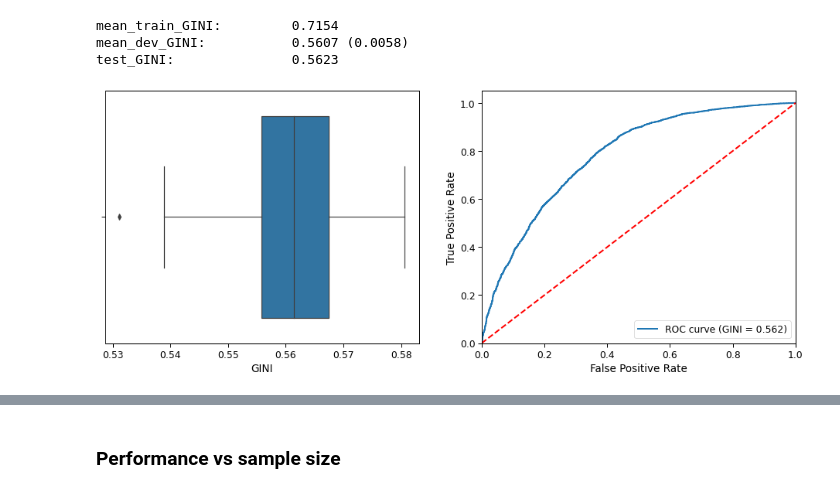
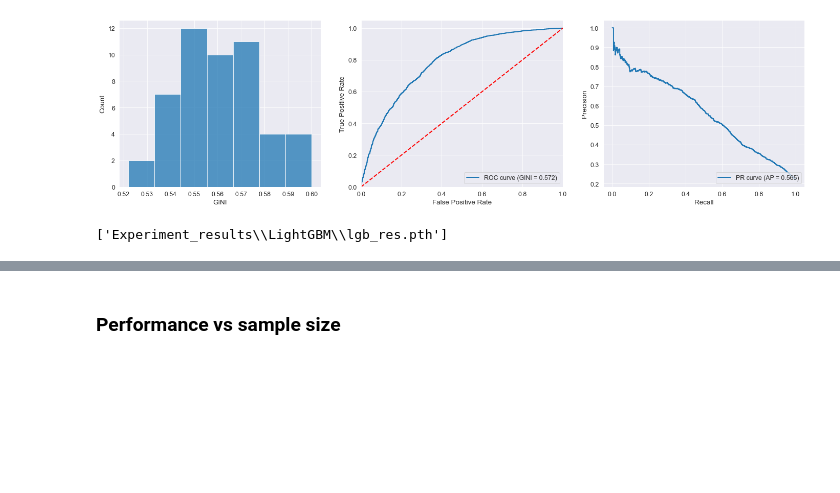
Before and after one commit to m-konopka/ml-scoring, a Jupyter notebook: 04 LightGBM.ipynb, the cells around one changed output, grey strips where cells are left out. Drawn from its saved outputs; the diff is of its cells as text; code cells hidden in the pictures; blank space fills up the shorter version.

Commit message:
Add final version of performed experiments

```diff
--- a/04 LightGBM.ipynb
+++ b/04 LightGBM.ipynb
@@ -49,5 +171,0 @@ SEED = 42
-# %%
-X_train = pd.read_csv(os.path.join("Data", "data_preprocessed", "taiwan_data", "X_train.csv"))
-X_test = pd.read_csv(os.path.join("Data", "data_preprocessed", "taiwan_data", "X_test.csv"))
-y_train = pd.read_csv(os.path.join("Data", "data_preprocessed", "taiwan_data_binned", "y_train.csv"))
-y_test = pd.read_csv(os.path.join("Data", "data_preprocessed", "taiwan_data_binned", "y_test.csv"))
@@ -69,0 +172,15 @@ tuner.run()
+# %%
+%%time
+start = time.time()
+
+# Hyperparameters optimization
+study = optuna.create_study(directions=["maximize"])
+study.optimize(objective, n_trials=TRIALS, n_jobs=-1)
+
+end = time.time()
+optimization_time = end-start
+
+print(study.best_params)
+
+# Model definition
+model = lgb.LGBMClassifier(**study.best_params, random_state=SEED)
@@ -102,32 +238,46 @@ test_auc = metrics.roc_auc_score(y_test, preds)
-# %%
-# Print the results
-print(f"mean_train_GINI:\t {np.round(mean_train_auc * 2 - 1, 4)}")
-print("mean_dev_GINI:\t\t", np.round(mean_test_auc * 2 - 1, 4), f"({np.round(std_test_auc, 4)})")
-print(f"test_GINI:\t\t {np.round(test_auc * 2 - 1, 4)}")
-# %% [output]
-mean_train_GINI:         0.7154
-mean_dev_GINI:           0.5607 (0.0058)
-test_GINI:               0.5623
 # %%
-# boxplot
-fig, axs = plt.subplots(1, 2, figsize=(16,6))
-fig1 = sns.boxplot(scores["test_score"]*2-1, ax=axs[0])
-fig1.set_xlabel('GINI')
+# Boxplot
+fig, axs = plt.subplots(1, 3, figsize=(24, 6))
+fig1 = sns.histplot(scores["test_score"] * 2 - 1, ax=axs[0])
+fig1.set_xlabel("GINI")
 
-# RoC
-preds = model.predict_proba(X_test)[::,1]
+# ROC
+preds = model.predict_proba(X_test)[::, 1]
 test_auc = metrics.roc_auc_score(y_test, preds)
 
 fpr, tpr, _ = metrics.roc_curve(y_test, preds)
-lw=2
-axs[1].plot(fpr, tpr, lw=lw, label='ROC curve (GINI = %0.3f)' % (test_auc * 2 - 1))
-axs[1].plot([0, 1], [0, 1], color='red', lw=lw, linestyle='--')
+lw = 2
+axs[1].plot(fpr, tpr, lw=lw, label="ROC curve (GINI = %0.3f)" % (test_auc * 2 - 1))
+axs[1].plot([0, 1], [0, 1], color="red", lw=lw, linestyle="--")
 axs[1].set_xlim([0.0, 1.0])
 axs[1].set_ylim([0.0, 1.05])
-axs[1].set_xlabel('False Positive Rate')
-axs[1].set_ylabel('True Positive Rate')
+axs[1].set_xlabel("False Positive Rate")
+axs[1].set_ylabel("True Positive Rate")
 axs[1].legend(loc="lower right")
 
-plt.savefig('Img\lr_cv_roc.png', facecolor='w')
+# PR
+precision, recall, _ = metrics.precision_recall_curve(y_test, 1-preds, pos_label=0)
+lw = 2
+axs[2].plot(recall, precision, lw=lw, label="PR curve (AP = %0.3f)" % ap)
+axs[2].set_xlabel("Recall")
+axs[2].set_ylabel("Precision")
+axs[2].legend(loc="lower right")
+
+plt.savefig(os.path.join("Experiment_results", "LightGBM", "lgb_cv_roc.png"), facecolor="w")
 # %% [output]
-[figure, old version]
+[figure, new version]
+# %%
+# Save results for final summary
+res = {
+    "val_scores": scores["test_score"] * 2 - 1,
+    "fpr_tpr": [fpr, tpr],
+    "pr_rec": [precision, recall],
+    "test_gini": test_auc * 2 - 1,
+    "dev_gini": [mean_val_auc * 2 - 1, std_val_auc],
+    "optimization_time": optimization_time,
+    "ap": ap,
+}
+
+joblib.dump(res, os.path.join("Experiment_results", "LightGBM", "lgb_res.pth"))
+# %% [output]
+['Experiment_results\\LightGBM\\lgb_res.pth']
```
Also changed, not shown: parts of 24 cells of this notebook, 49 other files.
